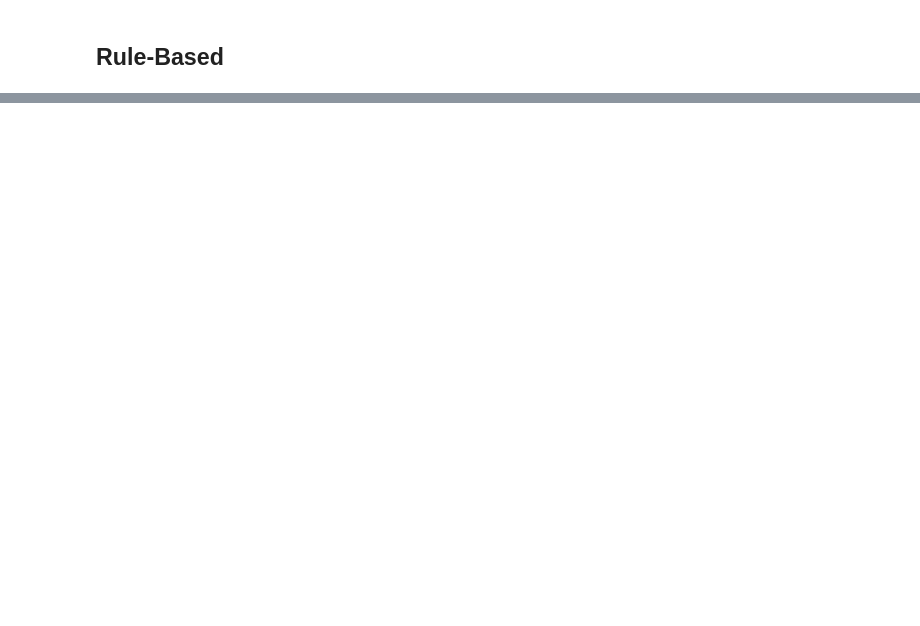
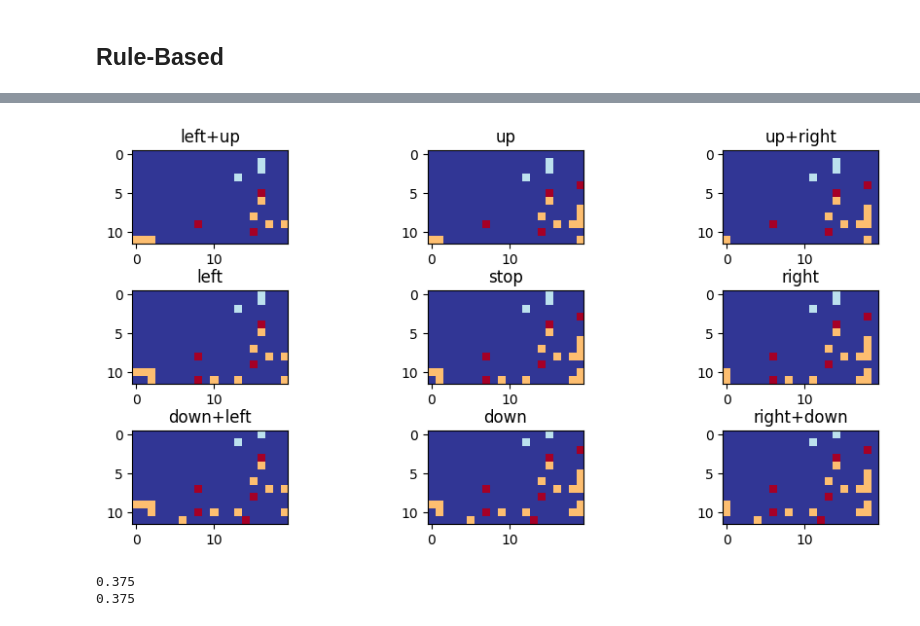
Before and after one commit to hotco87/Automatic-Observer-for-StarCraft, a Jupyter notebook: src/5_RuleBased_Observer_and_RL.ipynb, the cells around one changed output, grey strips where cells are left out. Drawn from its saved outputs; the diff is of its cells as text; code cells hidden in the pictures; blank space fills up the shorter version.

Commit message:
Modify Observer_RL

```diff
--- a/src/5_RuleBased_Observer_and_RL.ipynb
+++ b/src/5_RuleBased_Observer_and_RL.ipynb
@@ -204,7 +1048,6 @@ import pandas as pd
 import numpy as np
 from skimage.metrics import mean_squared_error
 from skimage.metrics import structural_similarity as ssim
-action = 0
 
 class StarObserverEnv2(gym.Env):
     def __init__(self, render_mode=None):
@@ -565,3 +1405,8 @@ action_list1 = []
 # %%
 #viewport_x = int(predictions[start[0]][0]['boxes'][0][0])
 #viewport_y = int(predictions[start[0]][0]['boxes'][0][1])
+viewport_x =  21
+viewport_y =  25
+
+action_dic = {0: ['-','-'], 1: ['-','0'],2: ['-','+'],3: ['0','-'],4: ['0', '0'],
+            5: ['0','+'],6: ['+','-'],7: ['+','0'],8: ['+','+']}
@@ -568,7 +1415,9 @@ action_list1 = []
 # %%
 pixel_speed = 1
-action_list1 = [initial_viewport_x, initial_viewport_y]
 
+action_list1 = [viewport_y, viewport_x]
+
+print(action_list1)
 for action in action_sequence_list:
 
         if action_dic[action][0] == "-":
@@ -591,6 +1440,6 @@ for action in action_sequence_list:
             action_list1.append(viewport_x+pixel_speed)
 #            action_list1.append(viewport_x+20+pixel_speed)
         viewport_y, viewport_x = action_list1[-2:]
-        #print(action_list1)
+        print(action_list1)
 
 print(action_list1)
@@ -655,0 +1832,8 @@ ani.save('Oserver_'+str(start)+'_'+str(end)+'_.gif', writer='imagemagick', fps=1
+# %%
+env = StarObserverEnv()
+obs = env.reset()
+
+for i in range(5):
+    action = random.randint(0,8)
+    next_state, reward, done, info = env.step(action)
+    env.render()
@@ -655,0 +2368,42 @@ ani.save('Oserver_'+str(start)+'_'+str(end)+'_.gif', writer='imagemagick', fps=1
+# %%
+%matplotlib inline
+
+x_axis, y_axis = 3, 3
+fr_interval = 3
+fr = 1615
+frame_number = 0
+fig, ax1 = plt.subplots(x_axis, y_axis)
+acac  = changed_state_by_action(fr+frame_number)
+
+action_ = ["left+up", "up", "up+right", "left", "stop", "right", "down+left", "down", "right+down"]
+
+for i in range(x_axis):
+    for j in range(y_axis):
+        ax1[i,j].imshow(acac[i*x_axis+j], cmap="RdYlBu_r")
+        ax1[i,j].set_title(action_[i*x_axis+j])
+
+fig.tight_layout(pad=1.0)
+
+plt.subplots_adjust(left=0.1,
+                    bottom=0.1,
+                    right=1.5,
+                    top=0.9,
+                    wspace=0.05,
+                    hspace=0.5)
+
+
+plt.show()
+# %% [output]
+[figure, added]
+# %%
+from skimage.metrics import mean_squared_error
+y_true = np.array([3, -0.5, 2, 7])
+y_pred = np.array([2.5, 0.0, 2, 8])
+print(mean_squared_error(y_true, y_pred))
+
+print((0.5**2*2 +1)/4)
+
+#print((y_true-y_pred)**2).sum())
+# %% [output]
+0.375
+0.375
```
Also changed, not shown: parts of 103 cells of this notebook, 1 other file.
